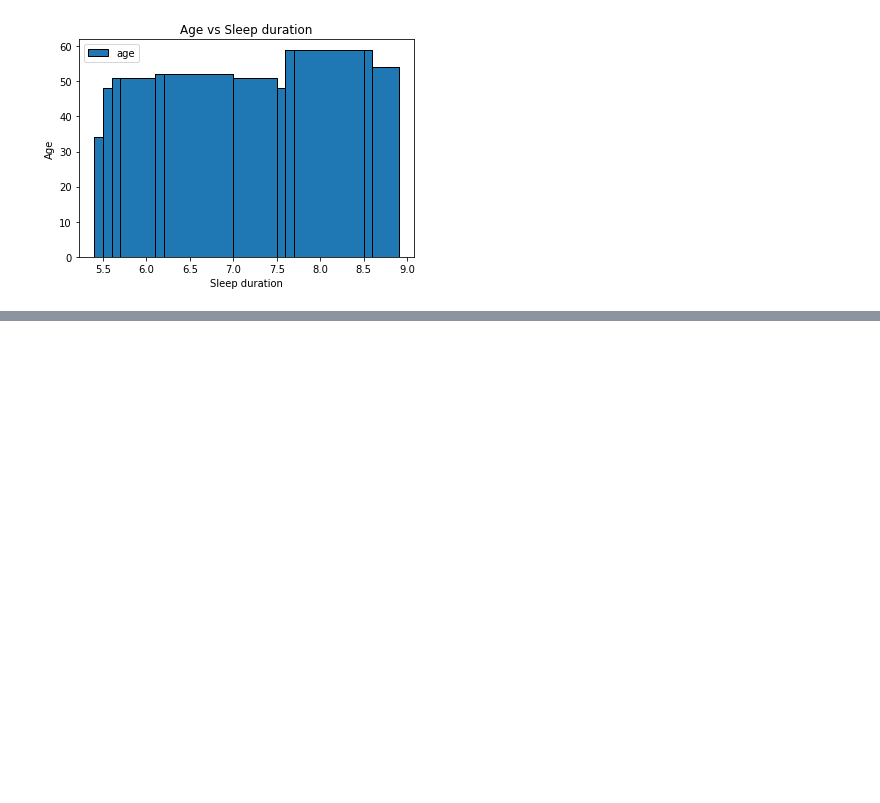
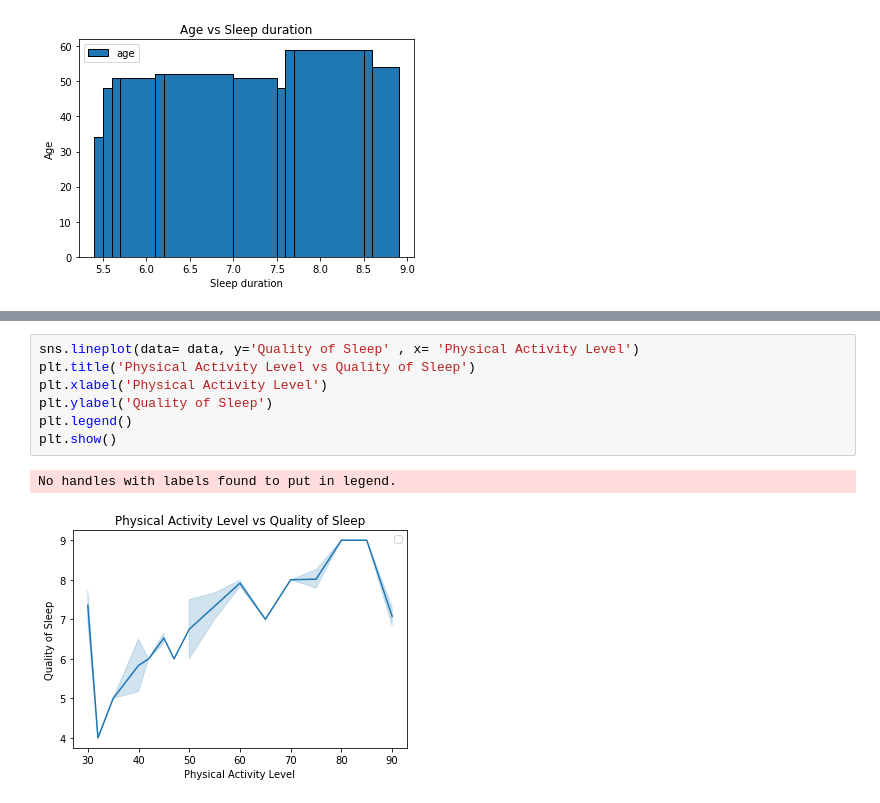
Before and after one commit to hellenmureithi/pandas, a Jupyter notebook: index2.ipynb, the cells around one changed output, grey strips where cells are left out. Saved outputs shown, nothing was run; the diff lists cells and outputs as text; blank space fills up the shorter version.

```diff
--- a/index2.ipynb
+++ b/index2.ipynb
@@ -247,0 +248,10 @@ plt.show()
+# %%
+sns.lineplot(data= data, y='Quality of Sleep' , x= 'Physical Activity Level')
+plt.title('Physical Activity Level vs Quality of Sleep')
+plt.xlabel('Physical Activity Level')
+plt.ylabel('Quality of Sleep')
+plt.legend()
+plt.show()
+# %% [output]
+No handles with labels found to put in legend.
+[figure, added]
```
Also changed, not shown: parts of 2 cells of this notebook.
